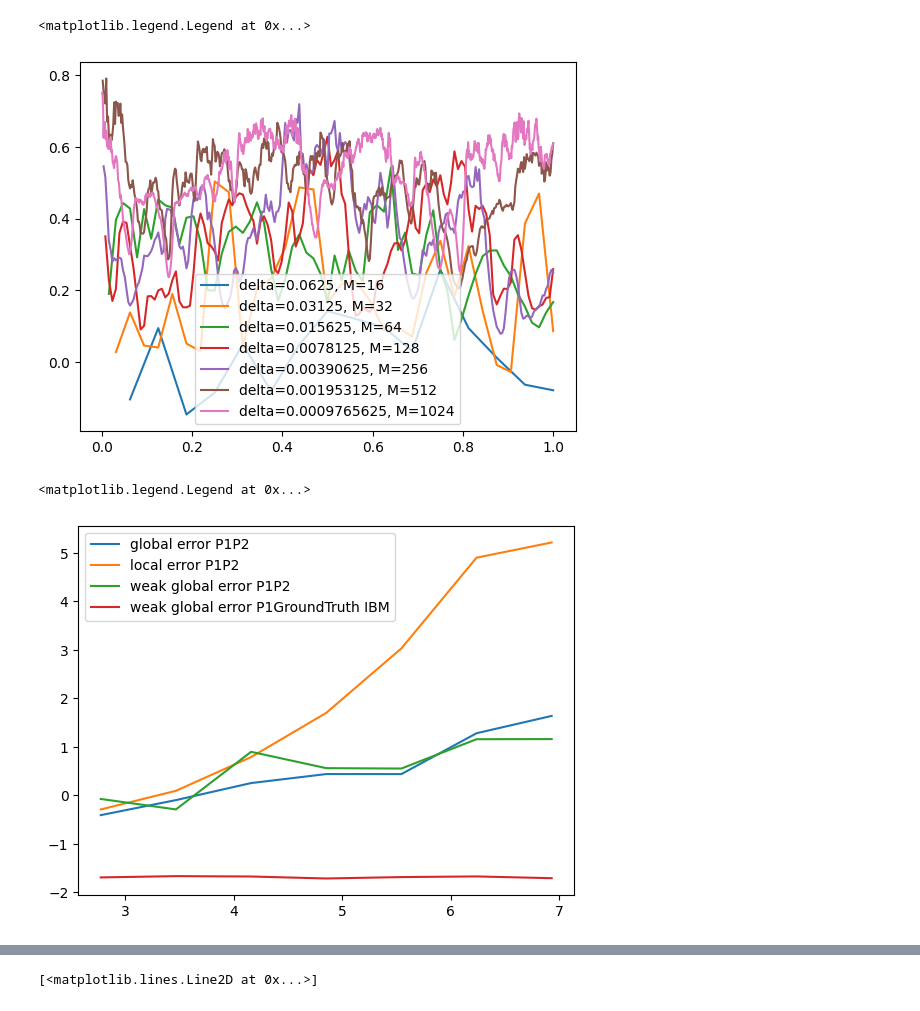
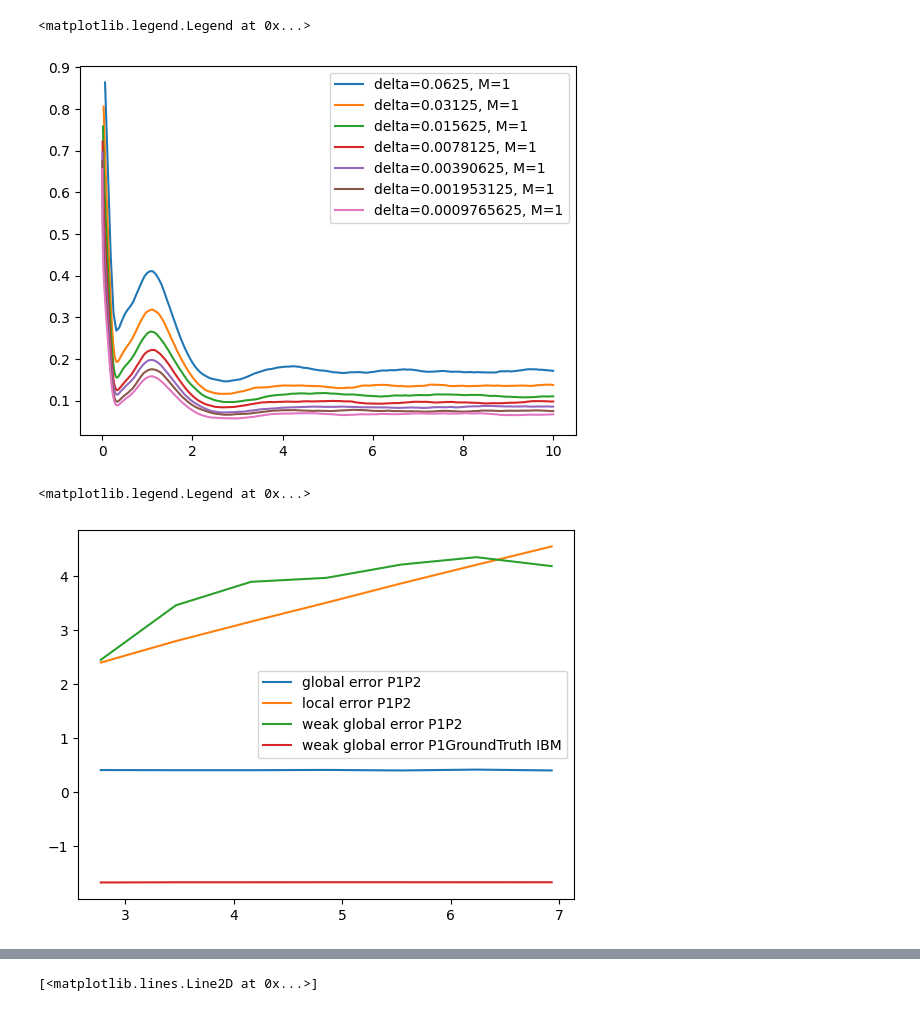
Before and after one commit to ylefay/bayesianSDEsolver, a Jupyter notebook: scripts/Untitled.ipynb, the cells around one changed output, grey strips where cells are left out. Cells and saved outputs as stored; diff of their text form; code cells hidden in the pictures.

```diff
--- a/scripts/Untitled.ipynb
+++ b/scripts/Untitled.ipynb
@@ -7,36 +7,36 @@ from sklearn.linear_model import LinearRegression
 # %%
 
 
-deltas = 1/jnp.array([16,32,64,128,256,512,1024])
-Ns = 1/deltas
+deltas = 1 / jnp.array([16, 32, 64, 128, 256, 512, 1024])
+Ns = 1 / deltas
 fineN = Ns
-Mdeltas = jnp.ones((len(deltas),)) * (Ns)**1.0
-T = 1.0
-Ndeltas = T/deltas
+Mdeltas = jnp.ones((len(deltas),)) * (Ns) ** 0.
+T = 10.0
+Ndeltas = T / deltas
 
 folder = "./"
-solver_name = "ekf0"
-problem_name = "test"
+solver_name = "EKF0_SSM"
+problem_name = "FHN"
 
 prefix = f"{solver_name}_{problem_name}"
 for n in range(len(Ndeltas)):
     delta = deltas[n]
     N = int(Ndeltas[n])
     M = int(Mdeltas[n])
     fine = int(fineN[n])
     paths_1 = jnp.load(f'{folder}/{prefix}_pathwise_sols_{N}_{M}.npy')
-    paths_2 = jnp.load(f'{folder}/{prefix}_pathwise_sols2_{N}_{fine}.npy')
+    paths_2 = jnp.load(f'{folder}/EKF0_FHN_pathwise_sols2_{N}_{fine}.npy')[:10000]
     N = int(N)
     N += 1
     assert N == len(paths_1[0]) == len(paths_2[0])
     ts = jnp.linspace(0, T, N)
     ranged = range(N)
     plt.plot(ts, jnp.log(jnp.mean(jnp.linalg.norm(paths_1 - paths_2, axis=-1), axis=0)) / jnp.log(delta),
              label=f'delta={delta}, M={M}')
 plt.legend()
 # %% [output]
 <matplotlib.legend.Legend at 0x...>
-[figure, old version]
+[figure, new version]
 # %%
 STRONG_GLOBAL_ERRORS_P1P2 = []
 STRONG_LOCAL_ERRORS_P1P2 = []
@@ -53,7 +53,7 @@ for n in range(len(deltas)):
     M = int(Mdeltas[n])
     fine = int(fineN[n])
     paths_1 = jnp.load(f'{folder}/{prefix}_pathwise_sols_{N}_{M}.npy')
-    paths_2 = jnp.load(f'{folder}/{prefix}_pathwise_sols2_{N}_{fine}.npy')
+    paths_2 = jnp.load(f'{folder}/EKF0_FHN_pathwise_sols2_{N}_{fine}.npy')[:10000]
     #paths = jnp.load(f'{folder}/{prefix}_paths_{N}_{fine}.npy')
     STRONG_GLOBAL_ERROR_P1P2 = jnp.max(jnp.mean(jnp.linalg.norm(paths_2 - paths_1, axis=-1), axis=0), axis=-1)
     STRONG_LOCAL_ERROR_P1P2 = jnp.mean(jnp.linalg.norm(paths_2[:, 1] - paths_1[:, 1], axis=-1), axis=0)
@@ -80,7 +80,7 @@ plt.plot(-jnp.log(deltas), -jnp.log(WEAK_GLOBAL_ERRORS_P1GroundTruth), label='we
 plt.legend()
 # %% [output]
 <matplotlib.legend.Legend at 0x...>
-[figure, old version]
+[figure, new version]
 # %%
 linear_regressor = LinearRegression().fit(-jnp.log(deltas).reshape(-1, 1), -jnp.log(STRONG_GLOBAL_ERRORS_P1P2))
 print(linear_regressor.coef_)
```
Also changed, not shown: parts of 9 cells of this notebook, 13 other files.
